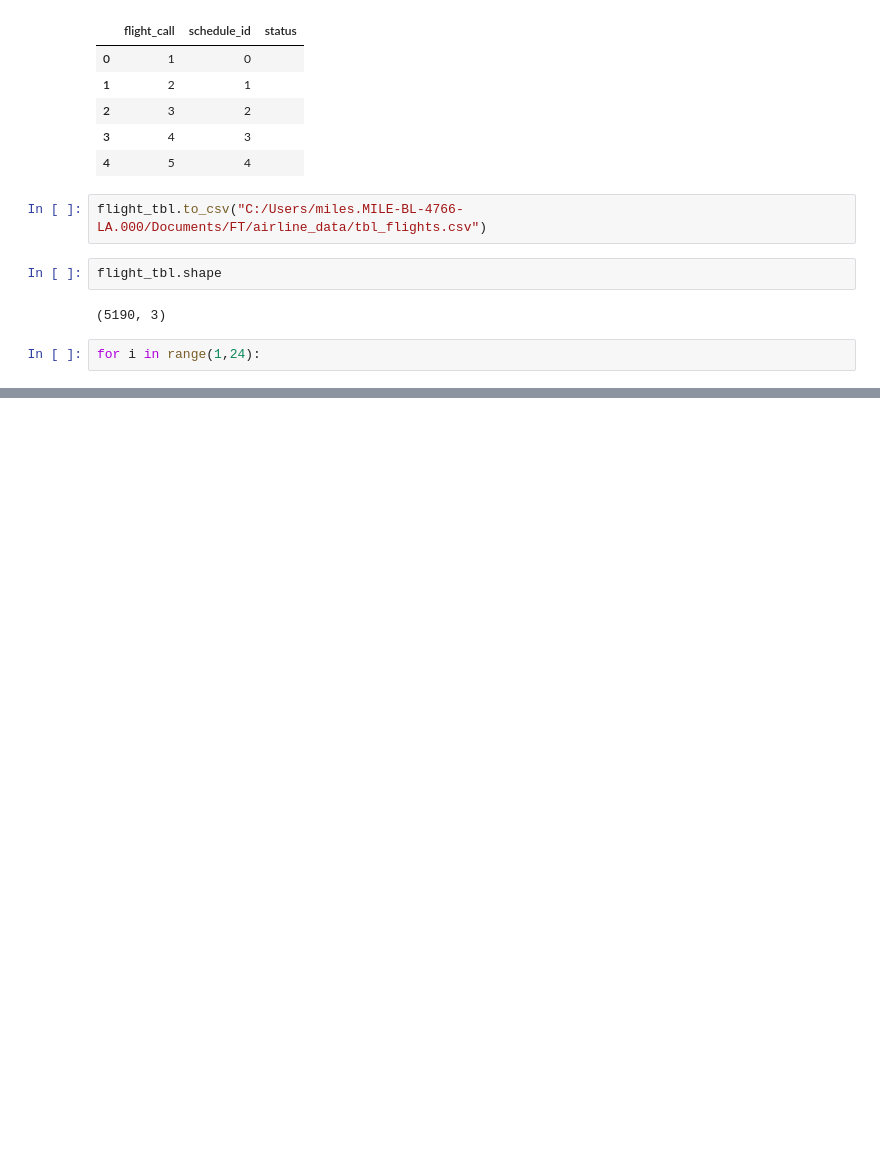
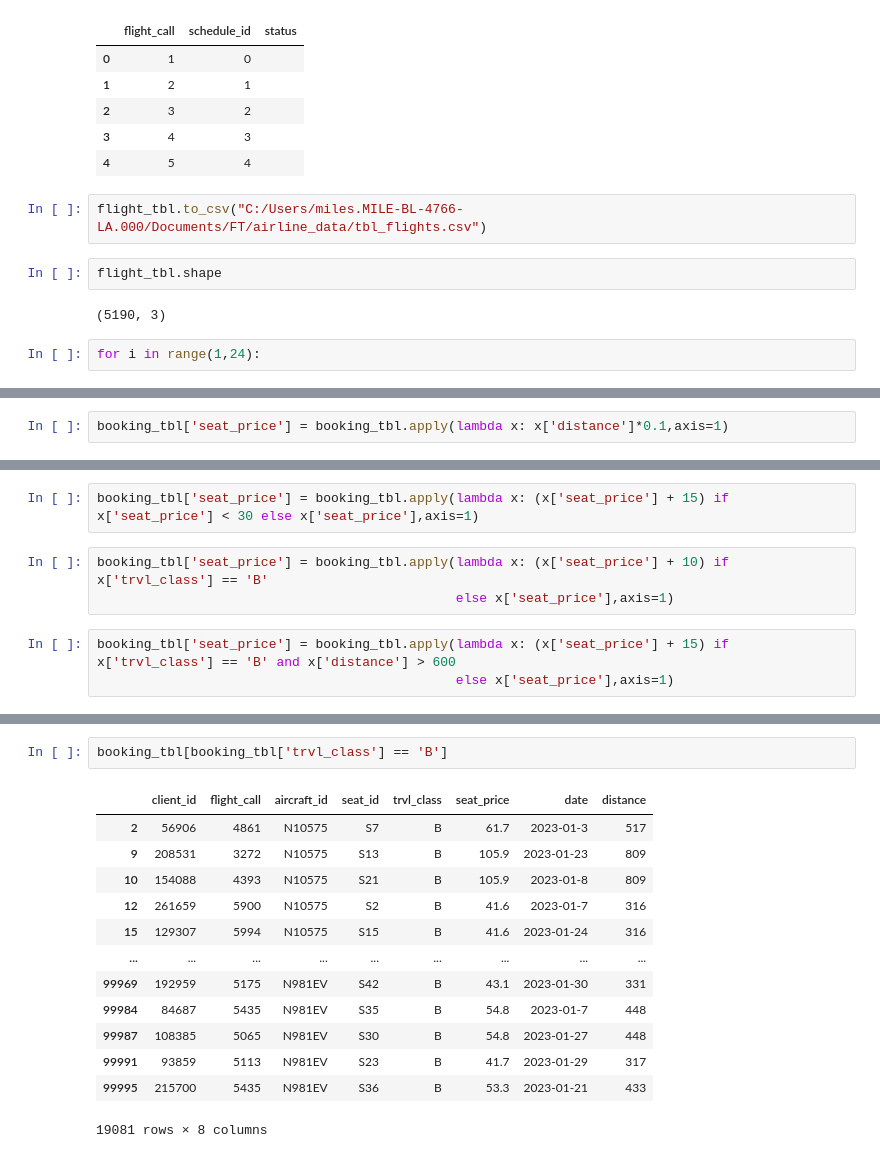
Before and after one commit to noviljohnson/FT_SQL, a Jupyter notebook: Airline_reservation/schedulie_airline.ipynb, the cells around one changed output, grey strips where cells are left out. Cells and saved outputs as stored; diff of their text form; blank space fills up the shorter version.

```diff
--- a/Airline_reservation/schedulie_airline.ipynb
+++ b/Airline_reservation/schedulie_airline.ipynb
@@ -40,0 +509,2 @@ for i in range(1,24):
+# %%
+booking_tbl['seat_price'] = booking_tbl.apply(lambda x: x['distance']*0.1,axis=1)
@@ -40,0 +520,8 @@ for i in range(1,24):
+# %%
+booking_tbl['seat_price'] = booking_tbl.apply(lambda x: (x['seat_price'] + 15) if x['seat_price'] < 30 else x['seat_price'],axis=1)
+# %%
+booking_tbl['seat_price'] = booking_tbl.apply(lambda x: (x['seat_price'] + 10) if x['trvl_class'] == 'B'
+                                              else x['seat_price'],axis=1)
+# %%
+booking_tbl['seat_price'] = booking_tbl.apply(lambda x: (x['seat_price'] + 15) if x['trvl_class'] == 'B' and x['distance'] > 600
+                                              else x['seat_price'],axis=1)
@@ -40,0 +537,16 @@ for i in range(1,24):
+# %%
+booking_tbl[booking_tbl['trvl_class'] == 'B']
+# %% [output]
+|  | client_id | flight_call | aircraft_id | seat_id | trvl_class | seat_price | date | distance |
+| 2 | 56906 | 4861 | N10575 | S7 | B | 61.7 | 2023-01-3 | 517 |
+| 9 | 208531 | 3272 | N10575 | S13 | B | 105.9 | 2023-01-23 | 809 |
+| 10 | 154088 | 4393 | N10575 | S21 | B | 105.9 | 2023-01-8 | 809 |
+| 12 | 261659 | 5900 | N10575 | S2 | B | 41.6 | 2023-01-7 | 316 |
+| 15 | 129307 | 5994 | N10575 | S15 | B | 41.6 | 2023-01-24 | 316 |
+| ... | ... | ... | ... | ... | ... | ... | ... | ... |
+| 99969 | 192959 | 5175 | N981EV | S42 | B | 43.1 | 2023-01-30 | 331 |
+| 99984 | 84687 | 5435 | N981EV | S35 | B | 54.8 | 2023-01-7 | 448 |
+| 99987 | 108385 | 5065 | N981EV | S30 | B | 54.8 | 2023-01-27 | 448 |
+| 99991 | 93859 | 5113 | N981EV | S23 | B | 41.7 | 2023-01-29 | 317 |
+| 99995 | 215700 | 5435 | N981EV | S36 | B | 53.3 | 2023-01-21 | 433 |
+19081 rows × 8 columns
```
Also changed, not shown: parts of 66 cells of this notebook, 2 other files.
